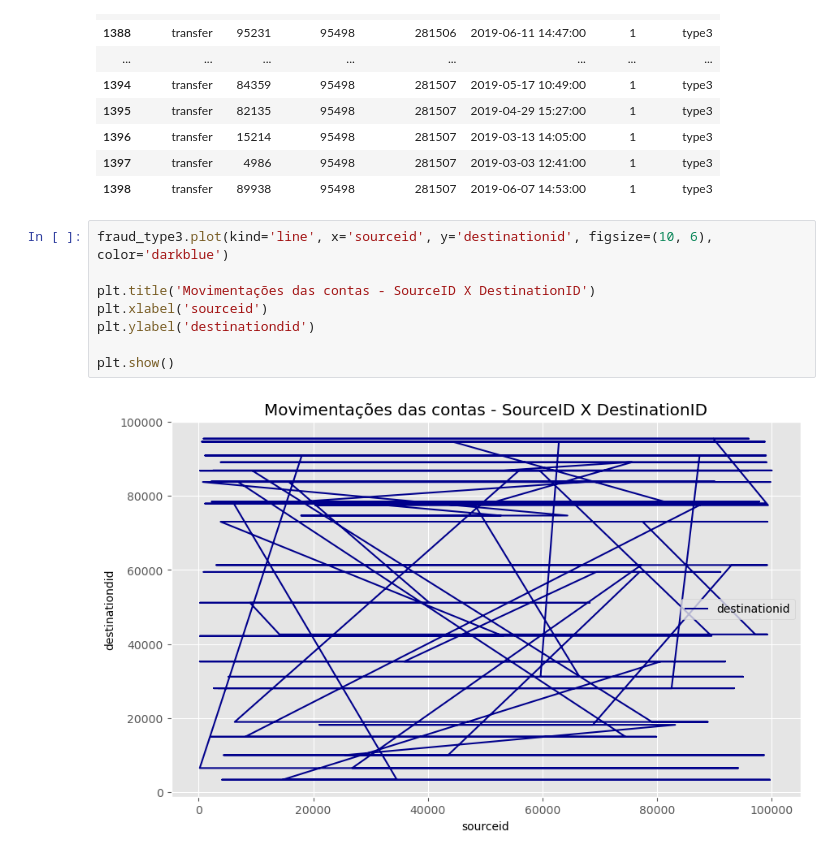
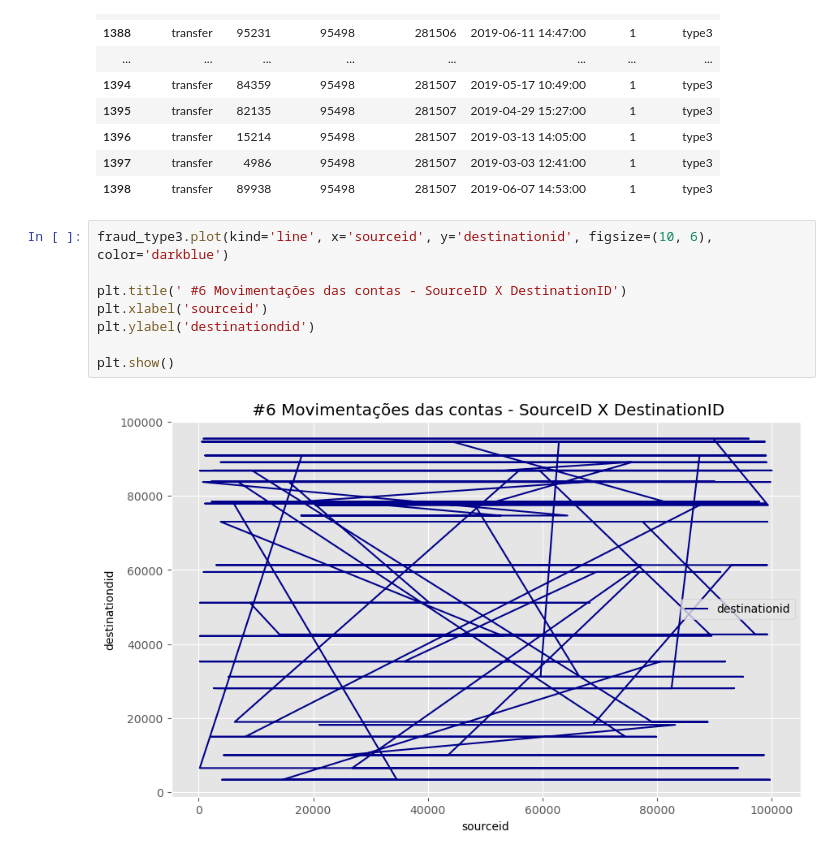
Before and after one commit to kevinTohounke/trabalhoDeConclusaoDeCurso, a Jupyter notebook: Money_laundering.ipynb, the cells around one changed output. Cells and saved outputs as stored; diff of their text form.

```diff
--- a/Money_laundering.ipynb
+++ b/Money_laundering.ipynb
@@ -361,10 +394,10 @@ fraud_type3.tail(20)
 # %%
 fraud_type3.plot(kind='line', x='sourceid', y='destinationid', figsize=(10, 6), color='darkblue')
 
-plt.title('Movimentações das contas - SourceID X DestinationID')
+plt.title(' #6 Movimentações das contas - SourceID X DestinationID')
 plt.xlabel('sourceid')
 plt.ylabel('destinationdid')
 
 plt.show()
 # %% [output]
-[figure, old version]
+[figure, new version]
```
Also changed, not shown: parts of 16 cells of this notebook.
